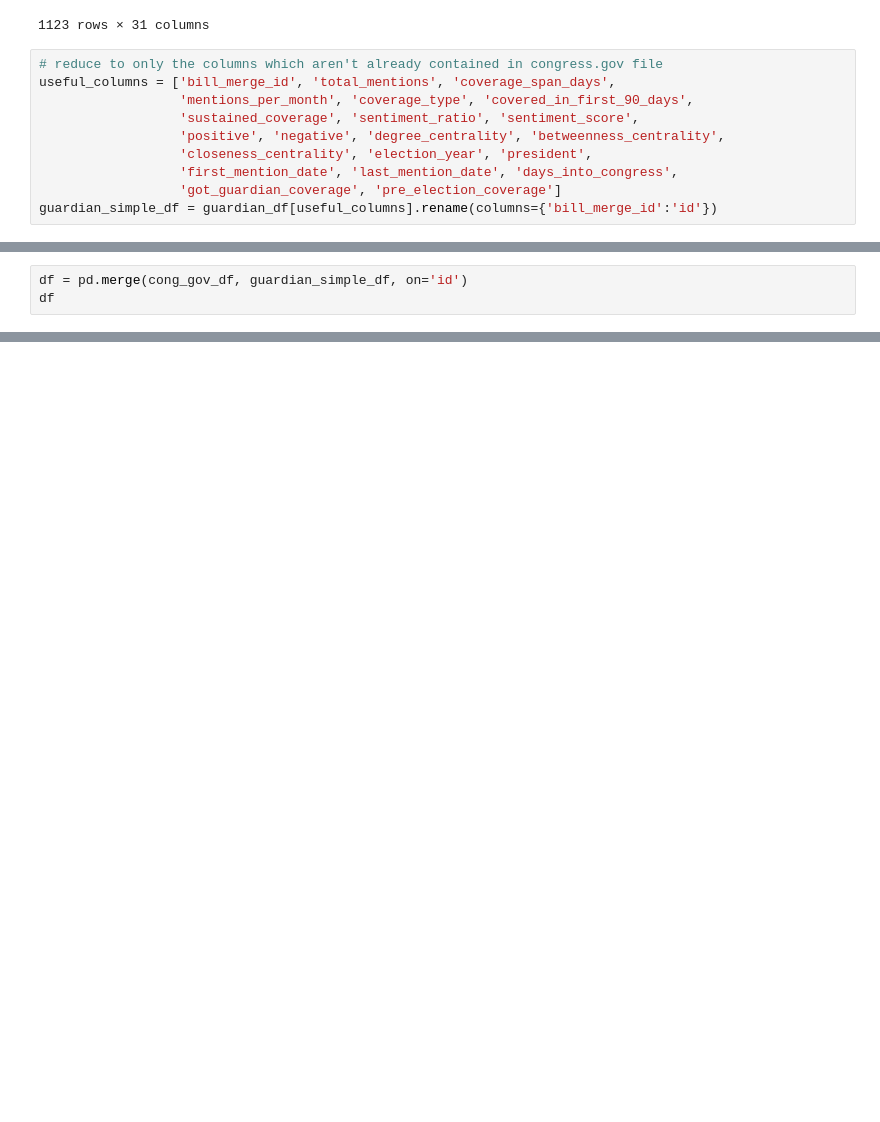
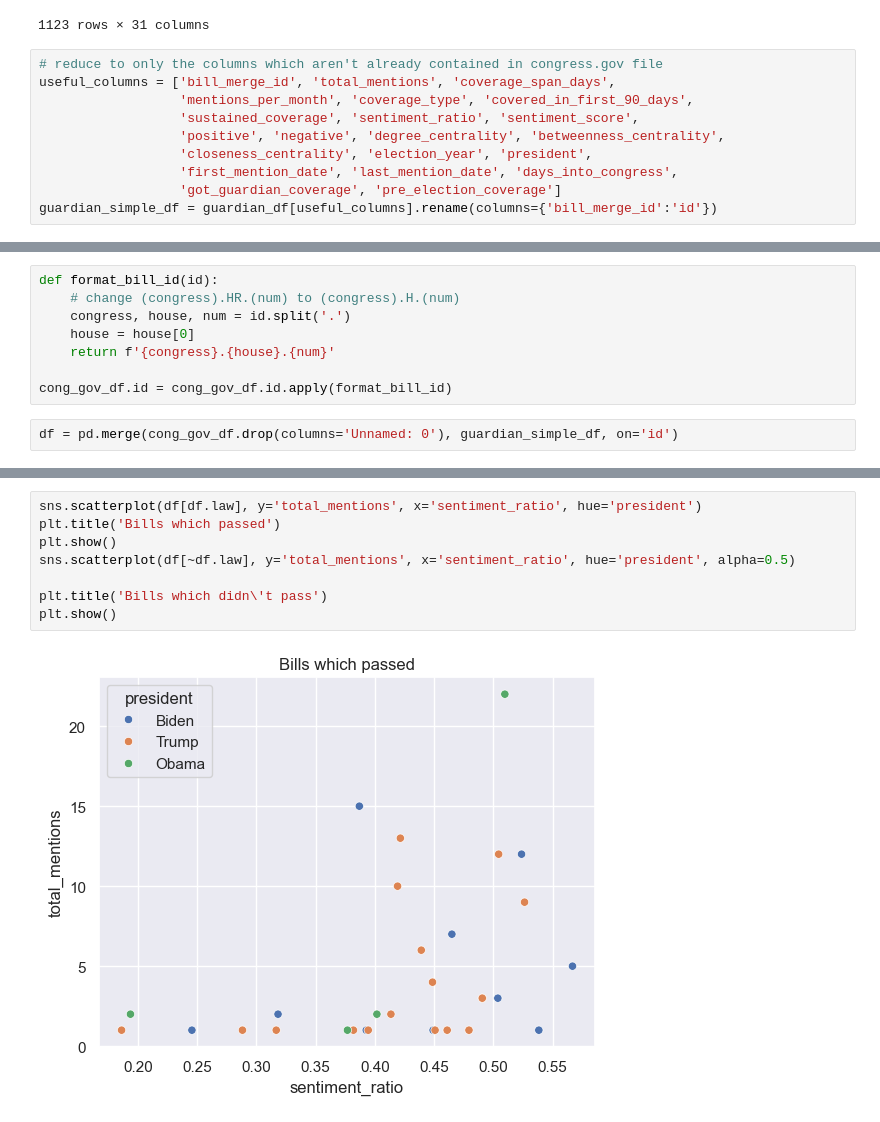
Before and after one commit to Erdos-Projects/fall-2025-will-the-bill-make-it-through-capitol-hill, a Jupyter notebook: Data/notebooks/bills_eda.ipynb, the cells around one changed output, grey strips where cells are left out. Cells and saved outputs as stored; diff of their text form; blank space fills up the shorter version.

Commit message:
merged social and bill data, some eda

```diff
--- a/Data/notebooks/bills_eda.ipynb
+++ b/Data/notebooks/bills_eda.ipynb
@@ -66,5 +67,12 @@ len(g_ids), len(c_ids), len(overlap) # uh oh, looks like some bills are missing
 # %% [output]
 (1113, 60139, 554)
+# %%
+def format_bill_id(id):
+    # change (congress).HR.(num) to (congress).H.(num)
+    congress, house, num = id.split('.')
+    house = house[0]
+    return f'{congress}.{house}.{num}'
+
+cong_gov_df.id = cong_gov_df.id.apply(format_bill_id)
 # %%
-df = pd.merge(cong_gov_df, guardian_simple_df, on='id')
-df
+df = pd.merge(cong_gov_df.drop(columns='Unnamed: 0'), guardian_simple_df, on='id')
@@ -84,0 +79,10 @@ df
+# %%
+sns.scatterplot(df[df.law], y='total_mentions', x='sentiment_ratio', hue='president')
+plt.title('Bills which passed')
+plt.show()
+sns.scatterplot(df[~df.law], y='total_mentions', x='sentiment_ratio', hue='president', alpha=0.5)
+
+plt.title('Bills which didn\'t pass')
+plt.show()
+# %% [output]
+[figure, added]
```
Also changed, not shown: parts of 13 cells of this notebook, 1 other file.
